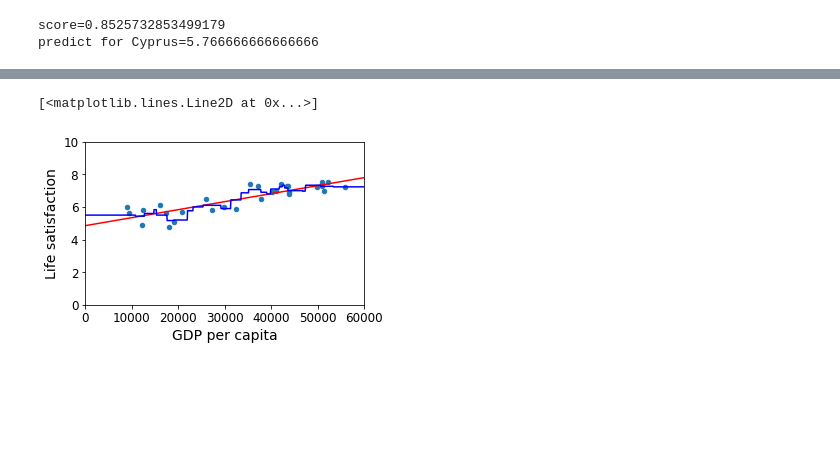
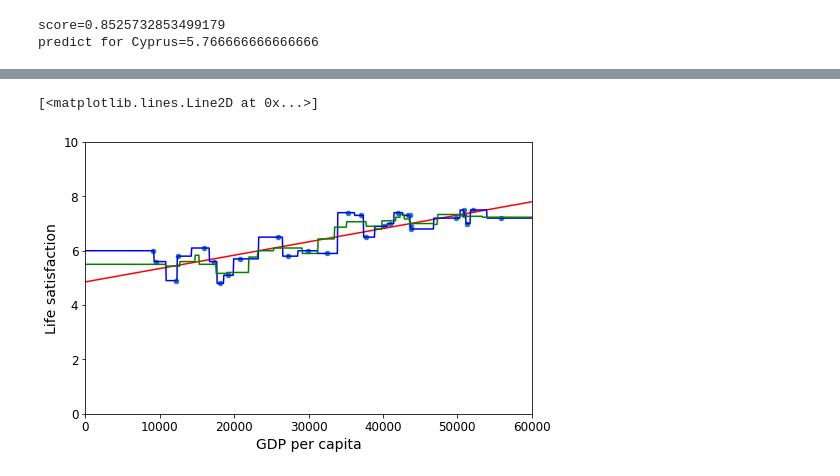
Before and after one commit to nicho1991/MachineLearning, a Jupyter notebook: L01/intro.ipynb, the cells around one changed output, grey strips where cells are left out. Drawn from its saved outputs; the diff is of its cells as text; code cells hidden in the pictures; blank space fills up the shorter version.

```diff
--- a/L01/intro.ipynb
+++ b/L01/intro.ipynb
@@ -399,30 +399,39 @@ Hint here is a similar plot of a KNN for a small set of different k's:
 
 <img src="Figs/regression_with_knn.png" style="height:150px">
 # %%
-sample_data.plot(kind='scatter', x="GDP per capita", y='Life satisfaction', figsize=(5,3))
+sample_data.plot(kind='scatter', x="GDP per capita", y='Life satisfaction', figsize=(8,5))
 plt.axis([0, 60000, 0, 10])
 
 # create an test matrix M, with the same dimensionality as X, and in the range [0;60000]
 # and a step size of your choice
 m=np.linspace(0, 60000, 1000)
 M=np.empty([m.shape[0],1])
 M[:,0]=m
 
 ## the 2 models
-kn = sklearn.neighbors.KNeighborsRegressor(3)
+kn = sklearn.neighbors.KNeighborsRegressor(1)
+kn3 = sklearn.neighbors.KNeighborsRegressor(3)
 kn.fit(X,y)
+kn3.fit(X,y)
 
 lin = linear_model.LinearRegression()
 lin.fit(Xsample, ysample)
 
 
 # TODO from this test M data, predict the y values via the lin.reg. and k-nearest models
 y_pred_lin = lin.predict(M)
 y_pred_kn  = kn.predict(M)
+y_pred_kn3 = kn3.predict(M)
 
 # TODO use plt.plot to plot x-y into the sample_data plot...
 plt.plot( M , y_pred_lin , "r")
 plt.plot( M ,  y_pred_kn , "b")
+plt.plot(M, y_pred_kn3, "g")
+
+
+# in our dataset, the knearst with 1 neighbor, we get at good prediction, seen in the plot with as the blue line.
+# it has more straight line which isn´t a good tool to tell us of data point not in the dataset though.
+# with 3 neightbors we have a better average, but misses a few actual data points.
 # %% [output]
 [<matplotlib.lines.Line2D at 0x...>]
-[figure, old version]
+[figure, new version]
```
Also changed, not shown: parts of 1 cell of this notebook, 1 other file.
